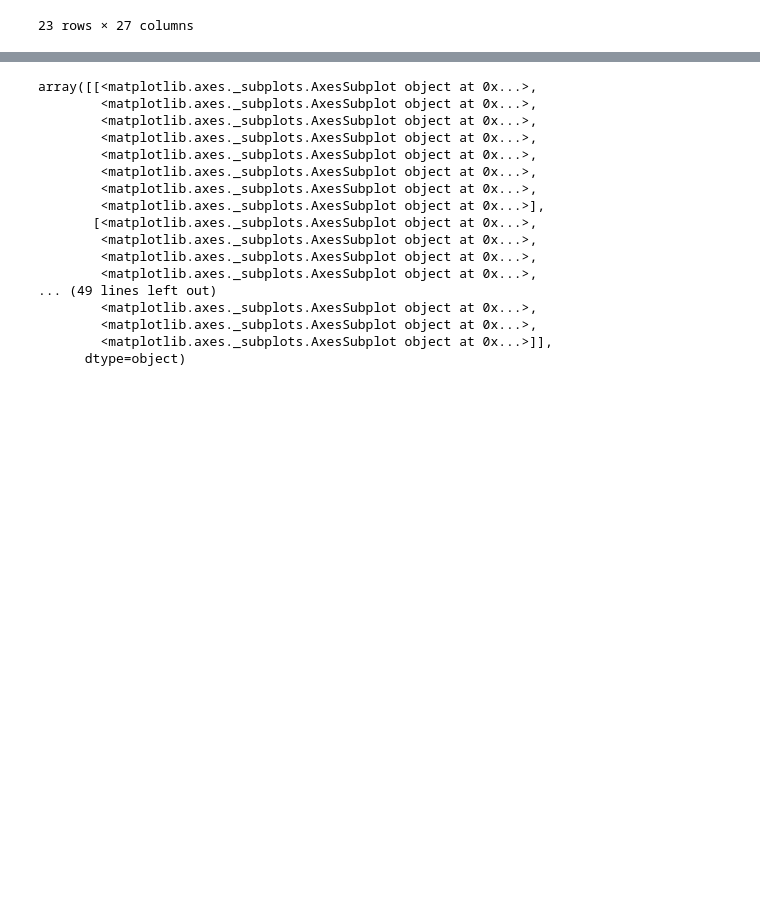
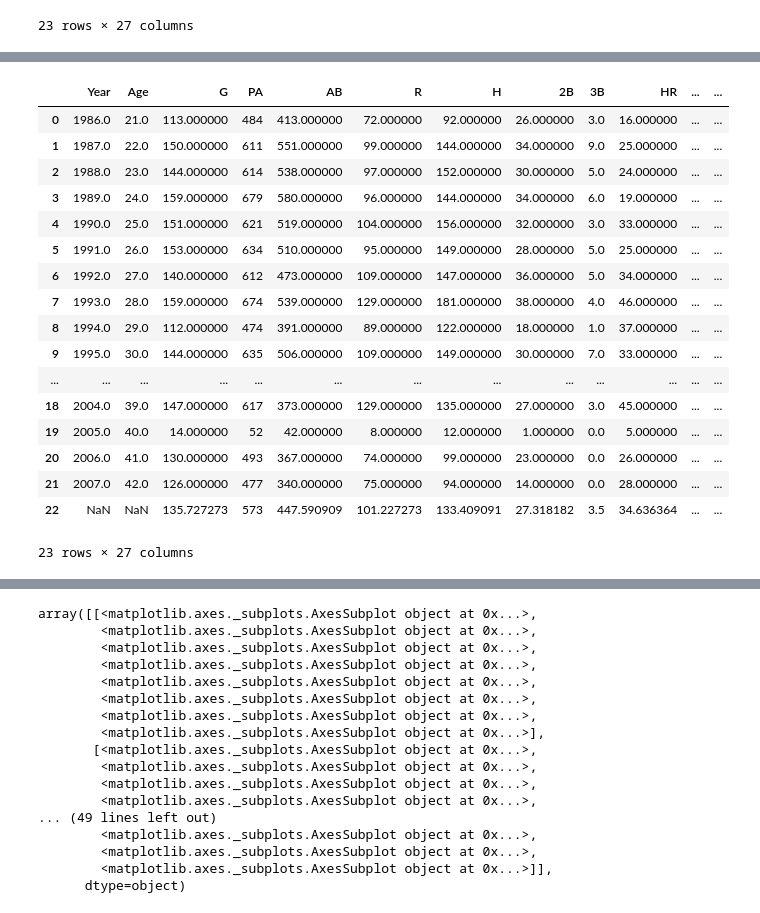
Before and after one commit to tylerhilsendeger/Personal_Dataset, a Jupyter notebook: pDataSet.ipynb, the cells around one changed output, grey strips where cells are left out. Saved outputs shown, nothing was run; the diff lists cells and outputs as text; code cells hidden in the pictures; blank space fills up the shorter version.

```diff
--- a/pDataSet.ipynb
+++ b/pDataSet.ipynb
@@ -75,3 +76,24 @@ rog
+# %%
+barry
+# %% [output]
+|  | Year | Age | G | PA | AB | R | H | 2B | 3B | HR | ... | ... |
+| 0 | 1986.0 | 21.0 | 113.000000 | 484 | 413.000000 | 72.000000 | 92.000000 | 26.000000 | 3.0 | 16.000000 | ... | ... |
+| 1 | 1987.0 | 22.0 | 150.000000 | 611 | 551.000000 | 99.000000 | 144.000000 | 34.000000 | 9.0 | 25.000000 | ... | ... |
+| 2 | 1988.0 | 23.0 | 144.000000 | 614 | 538.000000 | 97.000000 | 152.000000 | 30.000000 | 5.0 | 24.000000 | ... | ... |
+| 3 | 1989.0 | 24.0 | 159.000000 | 679 | 580.000000 | 96.000000 | 144.000000 | 34.000000 | 6.0 | 19.000000 | ... | ... |
+| 4 | 1990.0 | 25.0 | 151.000000 | 621 | 519.000000 | 104.000000 | 156.000000 | 32.000000 | 3.0 | 33.000000 | ... | ... |
+| 5 | 1991.0 | 26.0 | 153.000000 | 634 | 510.000000 | 95.000000 | 149.000000 | 28.000000 | 5.0 | 25.000000 | ... | ... |
+| 6 | 1992.0 | 27.0 | 140.000000 | 612 | 473.000000 | 109.000000 | 147.000000 | 36.000000 | 5.0 | 34.000000 | ... | ... |
+| 7 | 1993.0 | 28.0 | 159.000000 | 674 | 539.000000 | 129.000000 | 181.000000 | 38.000000 | 4.0 | 46.000000 | ... | ... |
+| 8 | 1994.0 | 29.0 | 112.000000 | 474 | 391.000000 | 89.000000 | 122.000000 | 18.000000 | 1.0 | 37.000000 | ... | ... |
+| 9 | 1995.0 | 30.0 | 144.000000 | 635 | 506.000000 | 109.000000 | 149.000000 | 30.000000 | 7.0 | 33.000000 | ... | ... |
+| ... | ... | ... | ... | ... | ... | ... | ... | ... | ... | ... | ... | ... |
+| 18 | 2004.0 | 39.0 | 147.000000 | 617 | 373.000000 | 129.000000 | 135.000000 | 27.000000 | 3.0 | 45.000000 | ... | ... |
+| 19 | 2005.0 | 40.0 | 14.000000 | 52 | 42.000000 | 8.000000 | 12.000000 | 1.000000 | 0.0 | 5.000000 | ... | ... |
+| 20 | 2006.0 | 41.0 | 130.000000 | 493 | 367.000000 | 74.000000 | 99.000000 | 23.000000 | 0.0 | 26.000000 | ... | ... |
+| 21 | 2007.0 | 42.0 | 126.000000 | 477 | 340.000000 | 75.000000 | 94.000000 | 14.000000 | 0.0 | 28.000000 | ... | ... |
+| 22 | NaN | NaN | 135.727273 | 573 | 447.590909 | 101.227273 | 133.409091 | 27.318182 | 3.5 | 34.636364 | ... | ... |
+23 rows × 27 columns
 # %%
 plt.plot(ted["H"], ted["HR"], "+", label = "Ted Williams")
 plt.plot(ken["H"], ken["HR"], "o", label = "Ken Griffey Jr.")
```
Also changed, not shown: parts of 5 cells of this notebook.
